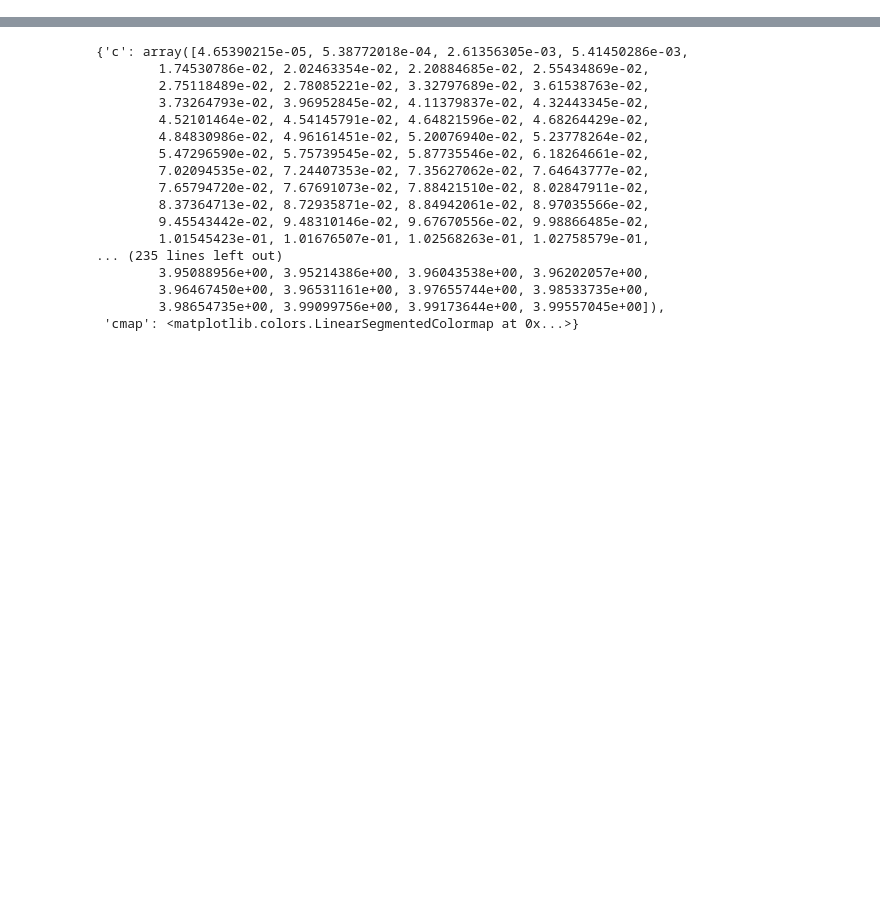
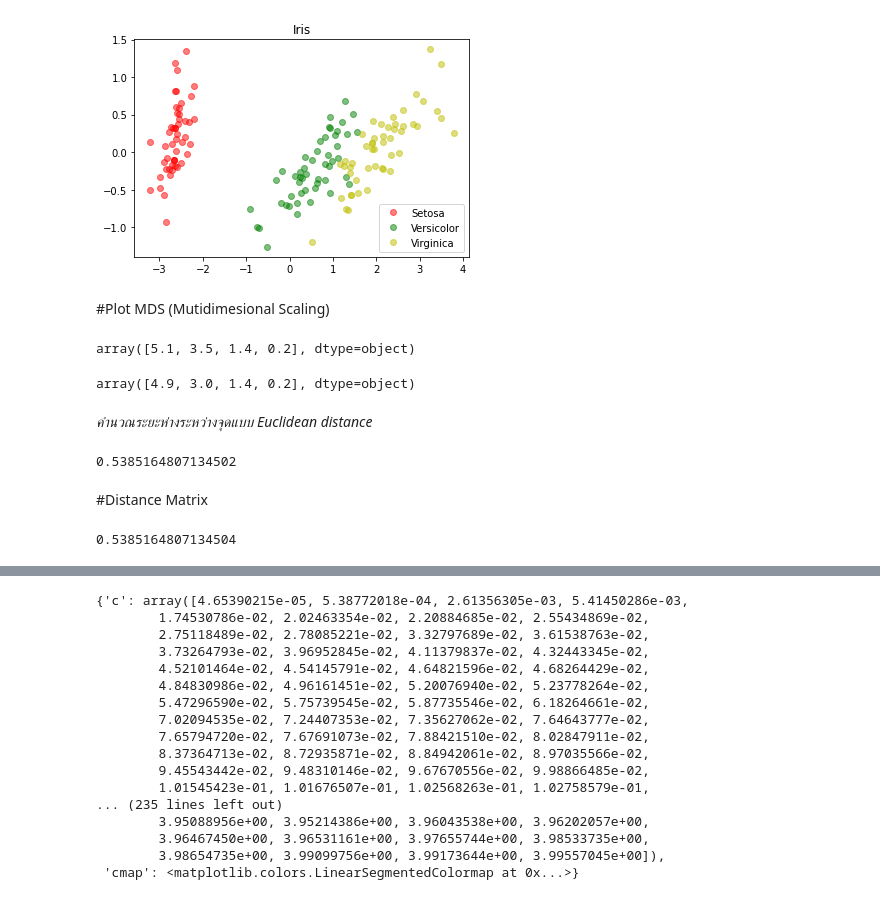
Before and after one commit to Jennapa-colab/multivariate, a Jupyter notebook: CH4.ipynb, the cells around one changed output, grey strips where cells are left out. Saved outputs shown, nothing was run; the diff lists cells and outputs as text; code cells hidden in the pictures; blank space fills up the shorter version.

```diff
--- a/CH4.ipynb
+++ b/CH4.ipynb
@@ -4,0 +17,3 @@
+# %%
+example_df = pd.read_csv('https://raw.github.com/pandas-dev/pandas/master/pandas/tests/io/data/csv/iris.csv')
+example_df
@@ -4,0 +36,4 @@
+# %%
+pca = PCA(n_components=2)
+# %%
+new_pca = pca.fit_transform(example_df.iloc[:,:-1])
@@ -4,0 +42,22 @@
+# %%
+plt.plot(new_pca[:50,0],new_pca[:50,1],'or',alpha=0.5,label = 'Setosa')
+plt.plot(new_pca[50:100,0],new_pca[50:100,1],'og',alpha=0.5,label = 'Versicolor')
+plt.plot(new_pca[100:,0],new_pca[100:,1],'oy',alpha=0.5,label = 'Virginica')
+plt.legend()
+plt.title('Iris');
+# %% [output]
+[figure, added]
+# %% [markdown]
+#Plot MDS (Mutidimesional Scaling)
+# %%
+X1 = example_df.iloc[0,:-1].to_numpy()
+X1
+# %% [output]
+array([5.1, 3.5, 1.4, 0.2], dtype=object)
+# %%
+X2 = example_df.iloc[1,:-1].to_numpy()
+X2
+# %% [output]
+array([4.9, 3.0, 1.4, 0.2], dtype=object)
+# %% [markdown]
+*คำนวณระยะห่างระหว่างจุดแบบ Euclidean distance*
@@ -4,0 +66,12 @@
+# %%
+dist = np.linalg.norm(X1-X2)
+dist
+# %% [output]
+0.5385164807134502
+# %% [markdown]
+#Distance Matrix
+# %%
+#คำนวณมือ
+(0.04+0.25)**(1/2)
+# %% [output]
+0.5385164807134504
```
Also changed, not shown: parts of 24 cells of this notebook.
